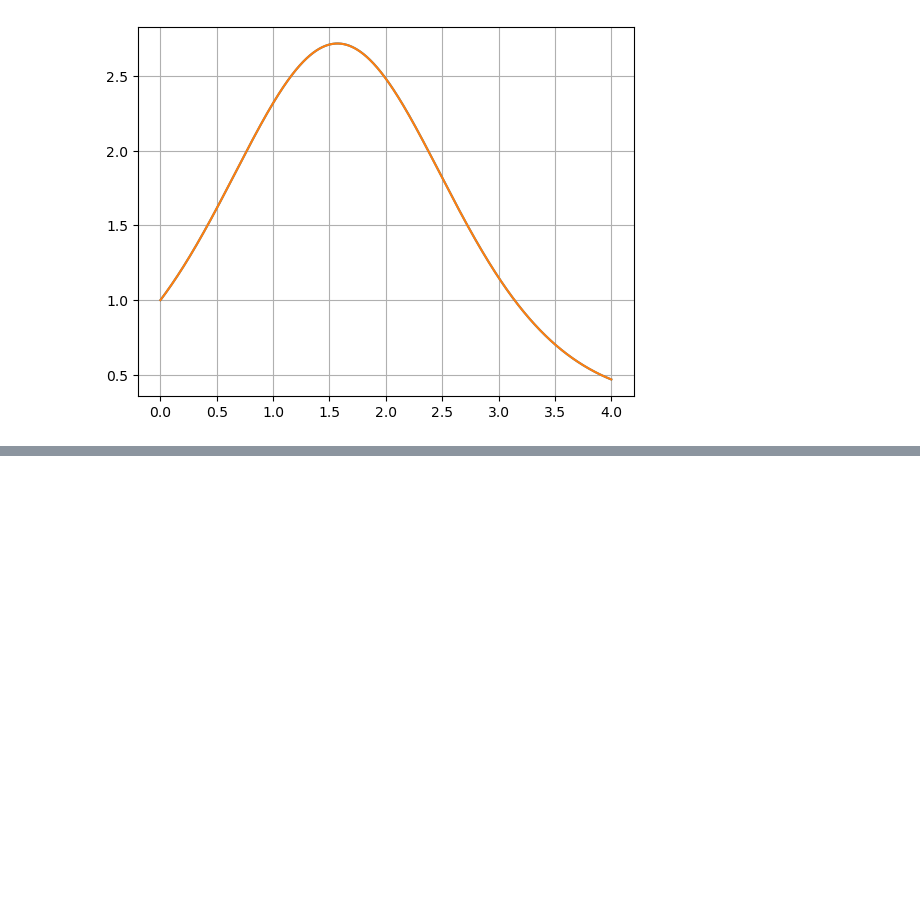
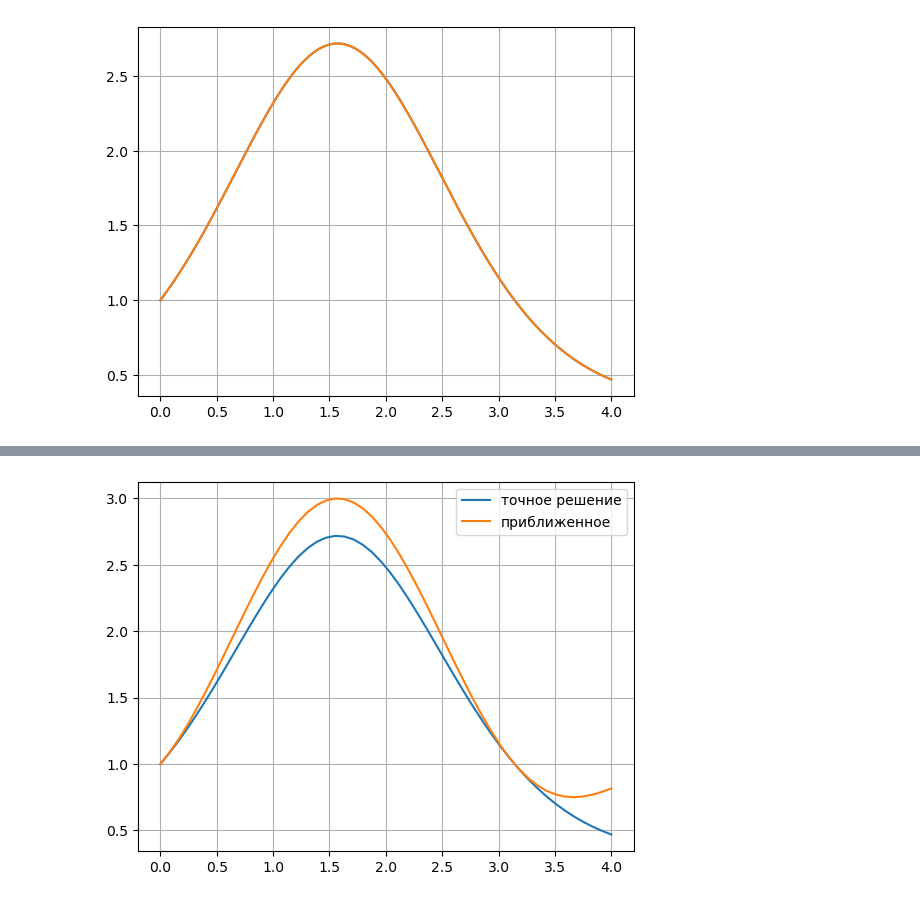
Before and after one commit to dosttiz/pc_calc, a Jupyter notebook: lr5/lab5.ipynb, the cells around one changed output, grey strips where cells are left out. Cells and saved outputs as stored; diff of their text form; code cells hidden in the pictures; blank space fills up the shorter version.

```diff
--- a/lr5/lab5.ipynb
+++ b/lr5/lab5.ipynb
@@ -124,0 +201,7 @@ plt.grid()
+# %%
+plt.plot(x1, y1_prec, label='точное решение')
+plt.plot(x1, y1, label='приближенное')
+plt.legend()
+plt.grid()
+# %% [output]
+[figure, added]
```
Also changed, not shown: parts of 6 cells of this notebook, 3 other files.
